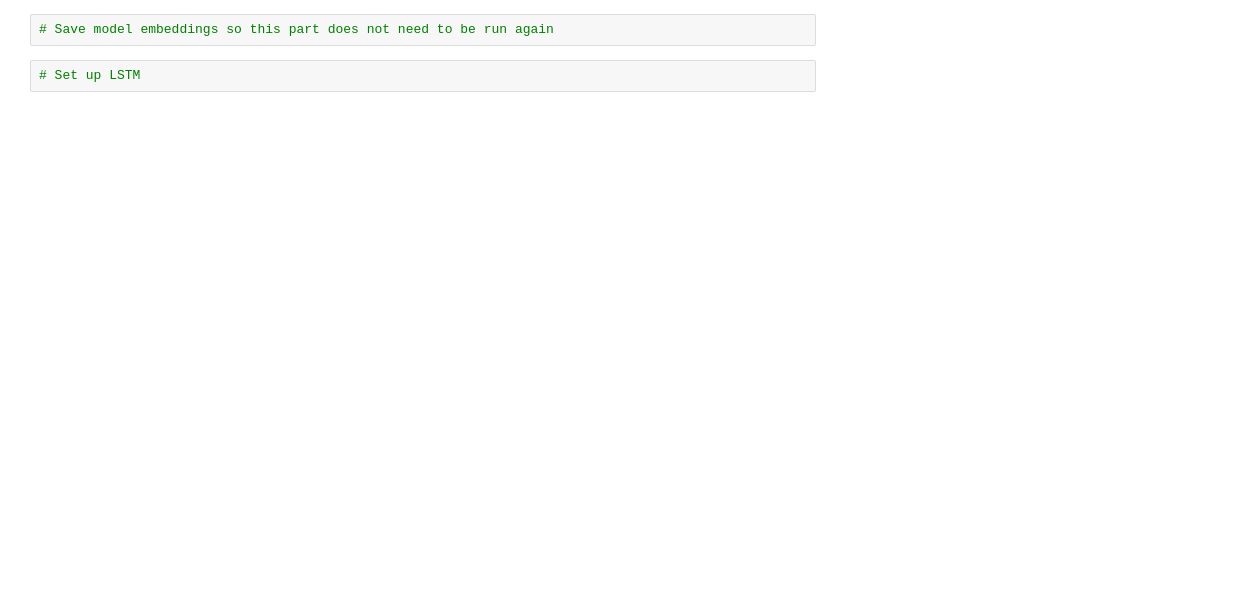
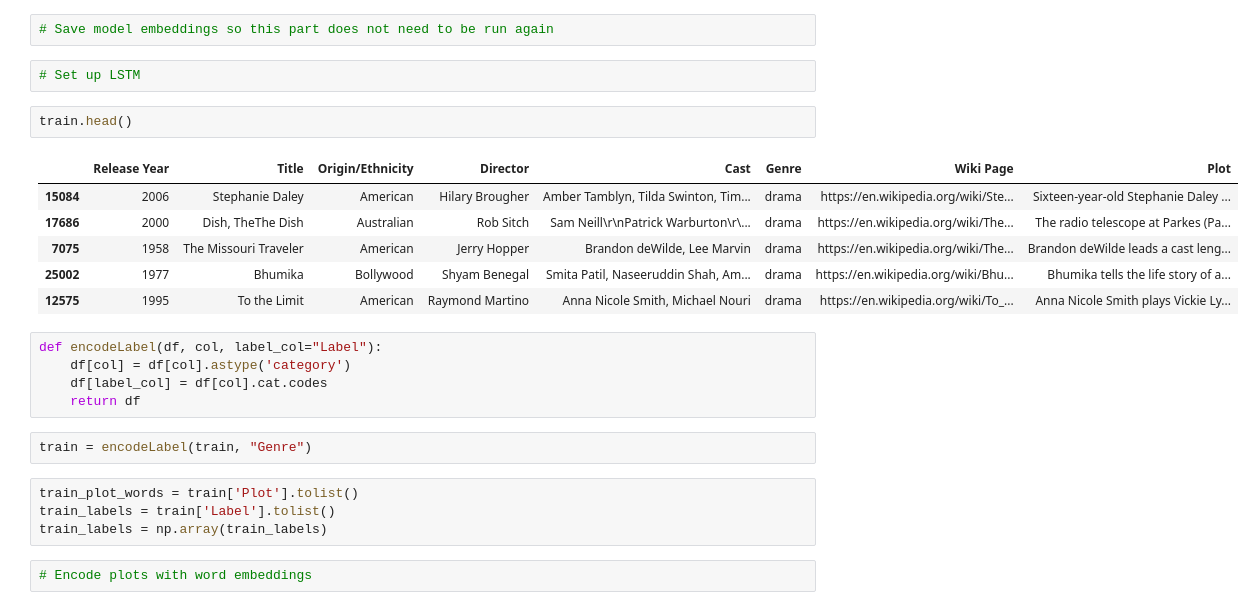
Before and after one commit to jelandes19/LSTMsAndInterpretability, a Jupyter notebook: Movie Genre Classification.ipynb, the cells around one changed output. Cells and saved outputs as stored; diff of their text form; blank space fills up the shorter version.

```diff
--- a/Movie Genre Classification.ipynb
+++ b/Movie Genre Classification.ipynb
@@ -196,3 +315,25 @@ generate_batch(1, data, 2)
 # Save model embeddings so this part does not need to be run again
 # %%
 # Set up LSTM
+# %%
+train.head()
+# %% [output]
+|  | Release Year | Title | Origin/Ethnicity | Director | Cast | Genre | Wiki Page | Plot |
+| 15084 | 2006 | Stephanie Daley | American | Hilary Brougher | Amber Tamblyn, Tilda Swinton, Tim... | drama | https://en.wikipedia.org/wiki/Ste... | Sixteen-year-old Stephanie Daley ... |
+| 17686 | 2000 | Dish, TheThe Dish | Australian | Rob Sitch | Sam Neill\r\nPatrick Warburton\r\... | drama | https://en.wikipedia.org/wiki/The... | The radio telescope at Parkes (Pa... |
+| 7075 | 1958 | The Missouri Traveler | American | Jerry Hopper | Brandon deWilde, Lee Marvin | drama | https://en.wikipedia.org/wiki/The... | Brandon deWilde leads a cast leng... |
+| 25002 | 1977 | Bhumika | Bollywood | Shyam Benegal | Smita Patil, Naseeruddin Shah, Am... | drama | https://en.wikipedia.org/wiki/Bhu... | Bhumika tells the life story of a... |
+| 12575 | 1995 | To the Limit | American | Raymond Martino | Anna Nicole Smith, Michael Nouri | drama | https://en.wikipedia.org/wiki/To_... | Anna Nicole Smith plays Vickie Ly... |
+# %%
+def encodeLabel(df, col, label_col="Label"):
+    df[col] = df[col].astype('category')
+    df[label_col] = df[col].cat.codes
+    return df
+# %%
+train = encodeLabel(train, "Genre")
+# %%
+train_plot_words = train['Plot'].tolist()
+train_labels = train['Label'].tolist()
+train_labels = np.array(train_labels)
+# %%
+# Encode plots with word embeddings
```
Also changed, not shown: parts of 26 cells of this notebook.
